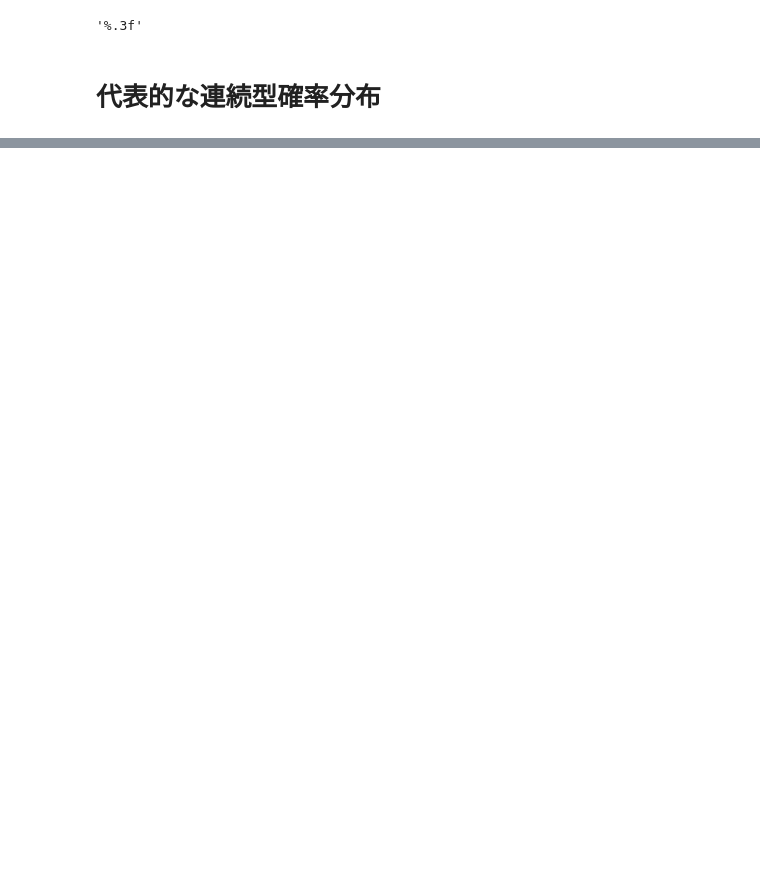
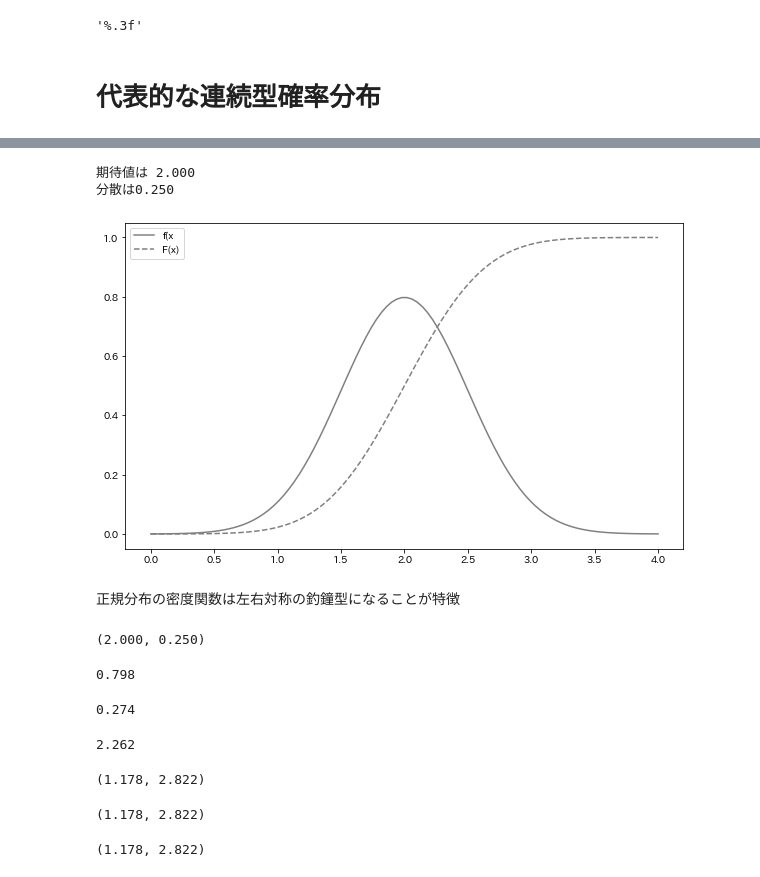
Before and after one commit to 1024xx4/Statistical_analysis_with_py, a Jupyter notebook: notebooks/continuous_probability_distribution.ipynb, the cells around one changed output, grey strips where cells are left out. Cells and saved outputs as stored; diff of their text form; code cells hidden in the pictures; blank space fills up the shorter version.

```diff
--- a/notebooks/continuous_probability_distribution.ipynb
+++ b/notebooks/continuous_probability_distribution.ipynb
@@ -33,7 +33,7 @@ def V(X, g=lambda x: x):
     def integrand(x):
         return (g(x) - mean) ** 2 * f(x)
 
-    return integrate.quad(integrand, -np.inf, np.inf[0])
+    return integrate.quad(integrand, -np.inf, np.inf)[0]
 
 
 # 確率変数を引数に、その確率変数が確率の性質を満たしているか確認し、期待値と分散を計算して返す
@@ -55,9 +55,10 @@ def plot_prob(X, x_min, x_max):
         return integrate.quad(f, -np.inf, x)[0]
 
     xs = np.linspace(x_min, x_max, 100)
+
     fig = plt.figure(figsize=(10, 6))
     ax = fig.add_subplot(111)
-    ax = plot(xs, [f(x) for x in xs], label='f(x)', color='gray')
+    ax.plot(xs, [f(x) for x in xs], label='f(x', color='gray')
     ax.plot(xs, [F(x) for x in xs], label='F(x)', ls='--', color='gray')
 
     ax.legend()
@@ -64,0 +84,26 @@ def plot_prob(X, x_min, x_max):
+# %%
+# NumPy での正規分布の実装
+def N(mu, sigma):
+    x_range = [-np.inf, np.inf]
+
+    def f(x):
+        return 1 / np.sqrt(2 * np.pi * sigma ** 2) * np.exp(-(x - mu) ** 2 / (2 * sigma ** 2))
+
+    return x_range, f
+# %%
+# N(2, 0.5**2) に従う確率変数 X を作成する
+mu, sigma = 2, 0.5
+X = N(mu, sigma)
+# %%
+# N(2, 0.5**2) の 期待値と分散を計算する
+check_prob(X)
+# %% [output]
+期待値は 2.000
+分散は0.250
+# %%
+# N(2, 0.5**2) に従う確率変数 X の密度関数と分布関数を０から４の区間で図示してみる
+plot_prob(X, 0, 4)
+# %% [output]
+[figure, added]
+# %% [markdown]
+正規分布の密度関数は左右対称の釣鐘型になることが特徴
@@ -64,0 +113,35 @@ def plot_prob(X, x_min, x_max):
+# %%
+# 期待値と分散
+rv.mean(), rv.var()
+# %% [output]
+(2.000, 0.250)
+# %%
+# 密度関数（Probability Density Function）
+rv.pdf(2)
+# %% [output]
+0.798
+# %%
+# 分布関数（Cumulative Distribution Function）
+rv.cdf(1.7)
+# %% [output]
+0.274
+# %%
+# 上側100%点を求める
+rv.isf(0.3)
+# %% [output]
+2.262
+# %%
+# 90% 区間をも求める
+rv.interval(0.9)
+# %% [output]
+(1.178, 2.822)
+# %%
+# 左右５％ずつ余っているので a, bは、次のように求めることもできる
+rv.isf(0.95), rv.isf(0.05)
+# %% [output]
+(1.178, 2.822)
+# %%
+# 右と左に5%ずつ余っているので、a, b は次のように求めることができる
+rv.isf(0.95), rv.isf(0.05)
+# %% [output]
+(1.178, 2.822)
```
Also changed, not shown: parts of 4 cells of this notebook, 1 other file.
